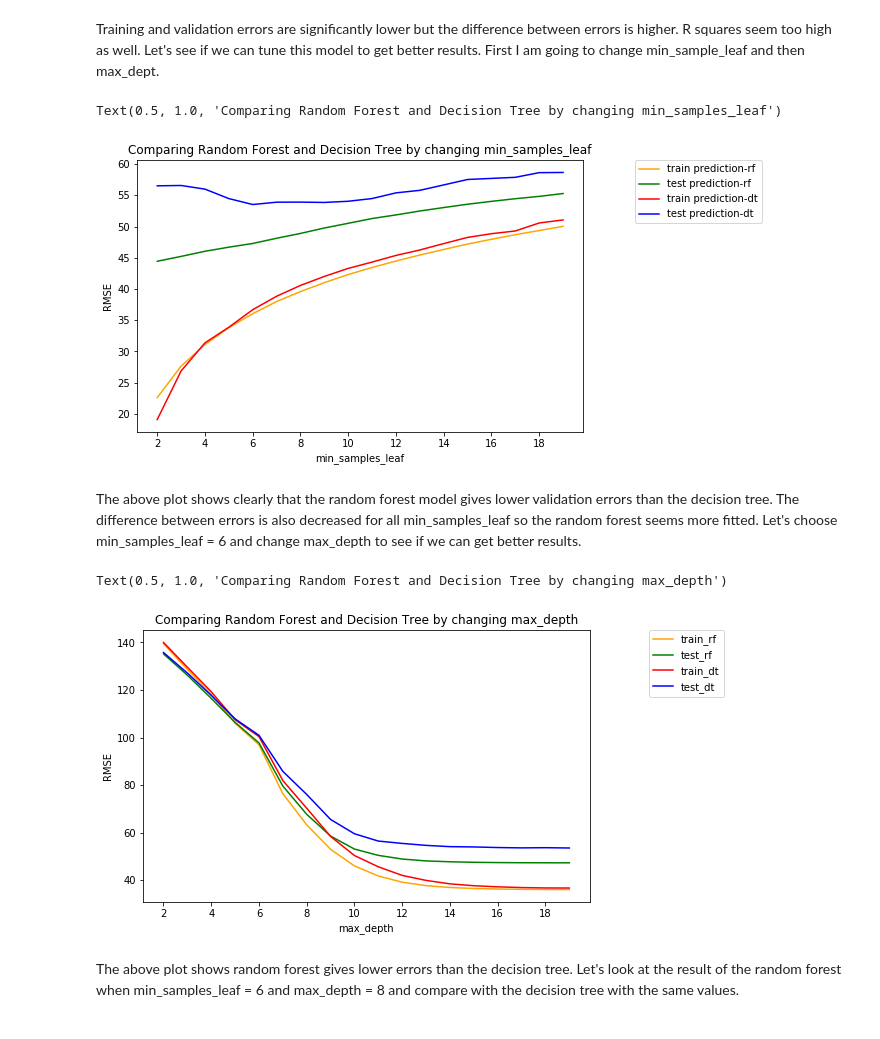
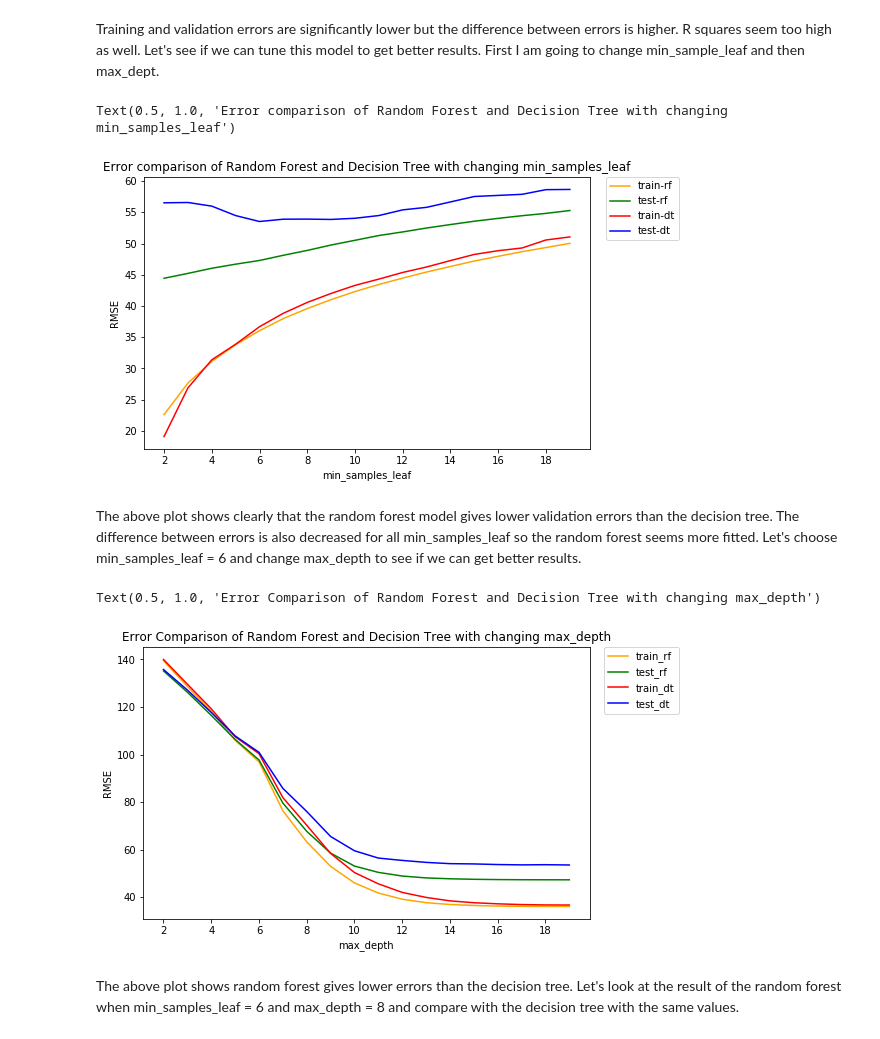
Before and after one commit to nasimjafari7/PythonProjects, a Jupyter notebook: Guided Project_ Predicting Bike Rentals/Basics.ipynb, the cells around one changed output. Saved outputs shown, nothing was run; the diff lists cells and outputs as text; code cells hidden in the pictures.

```diff
--- a/Guided Project_ Predicting Bike Rentals/Basics.ipynb
+++ b/Guided Project_ Predicting Bike Rentals/Basics.ipynb
@@ -422,20 +423,20 @@ for i in range(2, 20, 1):
 # %%
 plt.figure(figsize=(8, 5))
 x = range(2, 20, 1)
 y1 = train_rmses
 y2 = test_rmses
-plt.plot(x,y1, color='orange', label = 'train prediction-rf')
-plt.plot(x,y2, color='green', label = 'test prediction-rf')
-plt.plot(x,y1_dt_msl, color='red', label = 'train prediction-dt')
-plt.plot(x,y2_dt_msl, color='blue', label = 'test prediction-dt')
+plt.plot(x,y1, color='orange', label = 'train-rf')
+plt.plot(x,y2, color='green', label = 'test-rf')
+plt.plot(x,y1_dt_msl, color='red', label = 'train-dt')
+plt.plot(x,y2_dt_msl, color='blue', label = 'test-dt')
 plt.xlabel('min_samples_leaf')
 plt.ylabel('RMSE')
 plt.xticks(range(2, 20, 2))
-plt.legend(bbox_to_anchor=(1.4,1), borderaxespad=0)
-plt.title('Comparing Random Forest and Decision Tree by changing min_samples_leaf')
+plt.legend(bbox_to_anchor=(1.2,1), borderaxespad=0)
+plt.title('Error comparison of Random Forest and Decision Tree with changing min_samples_leaf')
 # %% [output]
-Text(0.5, 1.0, 'Comparing Random Forest and Decision Tree by changing min_samples_leaf')
+Text(0.5, 1.0, 'Error comparison of Random Forest and Decision Tree with changing min_samples_leaf')
-[figure, old version]
+[figure, new version]
 # %% [markdown]
 The above plot shows clearly that the random forest model gives lower validation errors than the decision tree. The difference between errors is also decreased for all min_samples_leaf so the random forest seems more fitted. Let's choose min_samples_leaf = 6 and change max_depth to see if we can get better results.
 # %%
@@ -455,14 +456,14 @@ plt.plot(x,y2, color='green', label = 'test_rf')
 plt.plot(x,y1_dt_md, color='red', label = 'train_dt')
 plt.plot(x,y2_dt_md, color='blue', label = 'test_dt')
 
-plt.legend(bbox_to_anchor=(1.3,1), borderaxespad=0)
+plt.legend(bbox_to_anchor=(1.2,1), borderaxespad=0)
 plt.xlabel('max_depth')
 plt.ylabel('RMSE')
 plt.xticks(range(2, 20, 2))
-plt.title('Comparing Random Forest and Decision Tree by changing max_depth')
+plt.title('Error Comparison of Random Forest and Decision Tree with changing max_depth')
 # %% [output]
-Text(0.5, 1.0, 'Comparing Random Forest and Decision Tree by changing max_depth')
+Text(0.5, 1.0, 'Error Comparison of Random Forest and Decision Tree with changing max_depth')
-[figure, old version]
+[figure, new version]
 # %% [markdown]
 The above plot shows random forest gives lower errors than the decision tree. Let's look at the result of the random forest when min_samples_leaf = 6 and max_depth = 8 and compare with the decision tree with the same values.
 # %%
```
Also changed, not shown: parts of 3 cells of this notebook.
